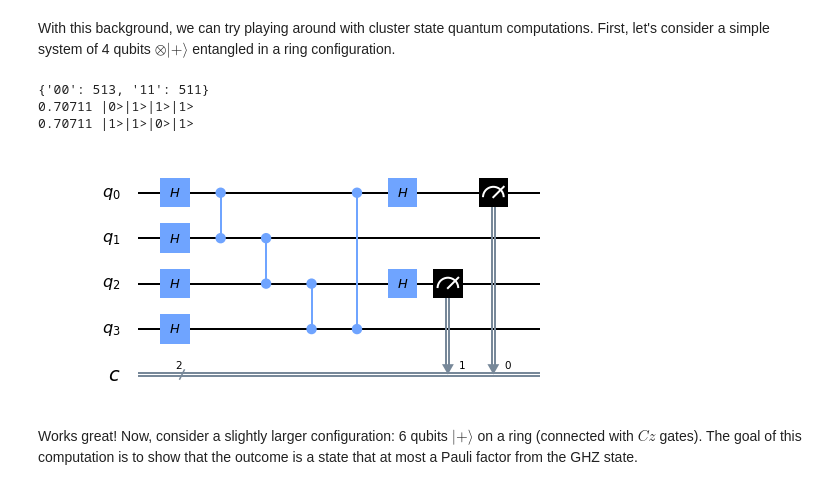
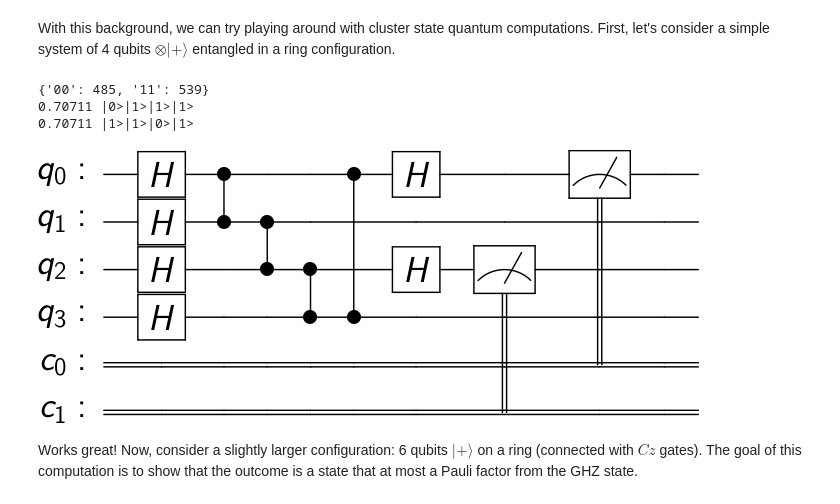
Before and after one commit to huanium/huanium, a Jupyter notebook: LaTeX projects/HuanBui_Perimeter/Cluster_state_computations.ipynb, the cells around one changed output. Cells and saved outputs as stored; diff of their text form; code cells hidden in the pictures.

```diff
--- a/LaTeX projects/HuanBui_Perimeter/Cluster_state_computations.ipynb
+++ b/LaTeX projects/HuanBui_Perimeter/Cluster_state_computations.ipynb
@@ -590,36 +590,36 @@ qc.cz(q[3],q[0])
     we simply ignore the measured qubit.
 
     e.g. once we apply H to the 0-qubit and the outcome is |0000> + |0010>,
     this actually corresponds to the state (|000> + |001>)|+>.
 
     ==> applying H is a matter of re-interpreting a subsystem...
     ==> just be careful!!!
 '''
 qc.h(q[0])
 qc.measure(q[0],c[0])
 qc.h(q[2])
 qc.measure(q[2],c[1])
 
 print(execute(qc, M_simulator).result().get_counts(qc))
 
 
 MQ.Wavefunction(qc,column=True,systems=[1,1,1,1])
 
-qc.draw('mpl')
+qc.draw('latex')
 
 
 # there are two outcomes:
 # --> either 0 and 2 are in state 00 (correspond to ++ without HH)
 #     ---> in this case 1 and 3 are in 00 + 11
 # --> or 0 an 2 are in state 11 (correspond to -- without HH)
 #     ---> in this case 1 and 3 are in 01 + 10
 
 # CONVENTION: whenever a subsystem needs re-interpretation, should write in separate ket!
 # %% [output]
-{'00': 513, '11': 511}
+{'00': 485, '11': 539}
 0.70711 |0>|1>|1>|1>
 0.70711 |1>|1>|0>|1>
-[figure, old version]
+[figure, new version]
 # %% [markdown]
 Works great! Now, consider a slightly larger configuration: 6 qubits $|+\rangle$ on a ring (connected with $Cz$ gates). The goal of this computation is to show that the outcome is a state that at most a Pauli factor from the GHZ state.
 # %%
```
Also changed, not shown: parts of 1 cell of this notebook, 26 other files.
